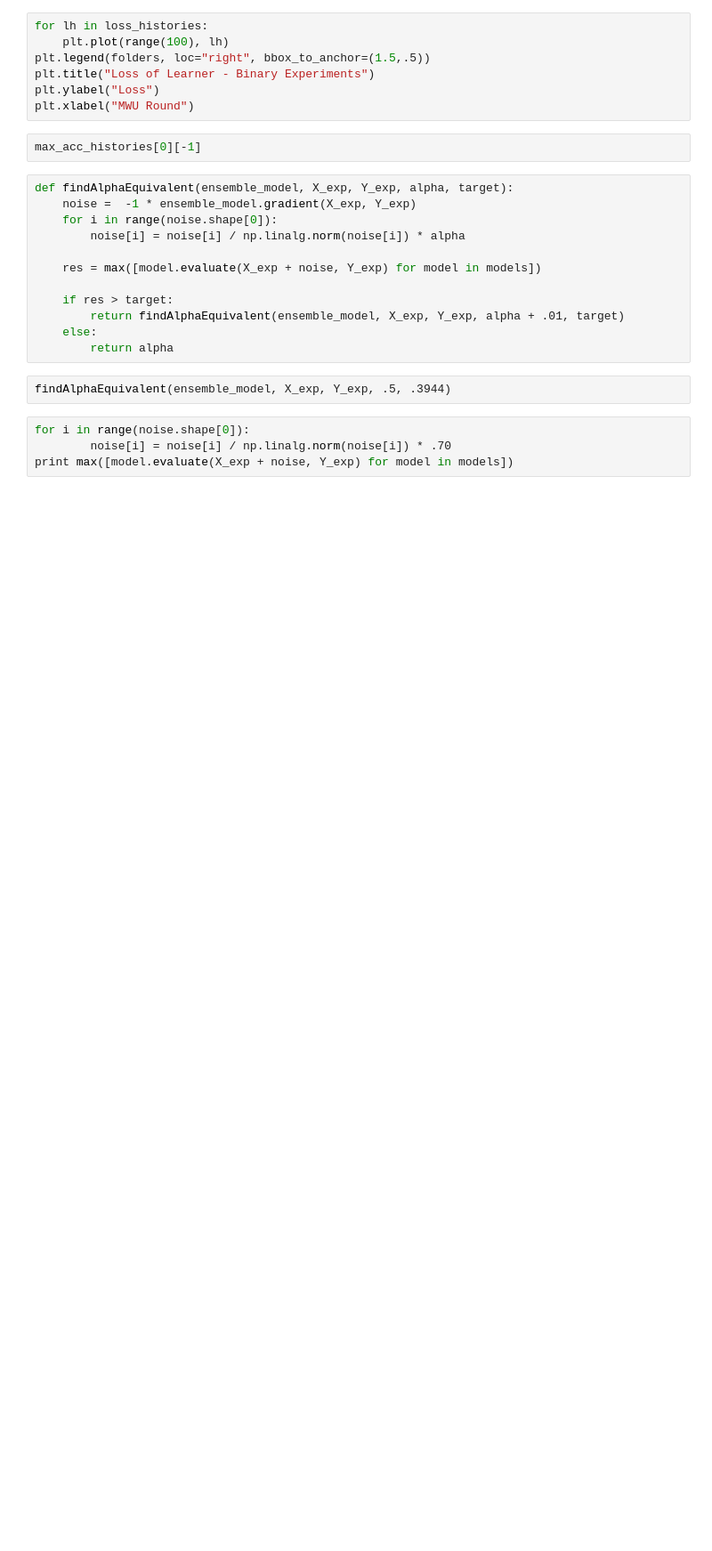
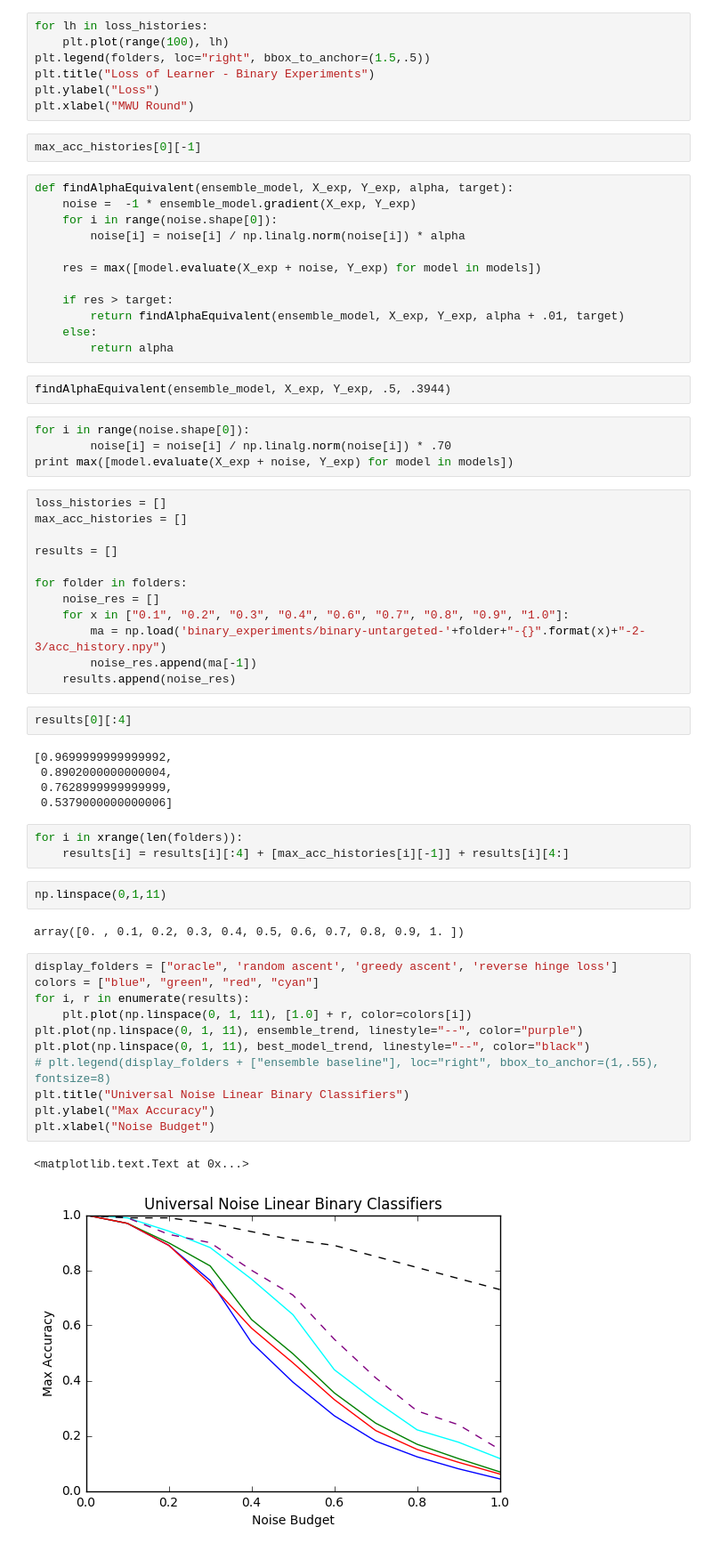
Before and after one commit to kojino/icml, a Jupyter notebook: binary_analysis.ipynb, the cells around one changed output. Shown: that part at 89% size. Cells and saved outputs as stored; diff of their text form; blank space fills up the shorter version.

```diff
--- a/binary_analysis.ipynb
+++ b/binary_analysis.ipynb
@@ -103,3 +123,43 @@ findAlphaEquivalent(ensemble_model, X_exp, Y_exp, .5, .3944)
 for i in range(noise.shape[0]):
         noise[i] = noise[i] / np.linalg.norm(noise[i]) * .70
 print max([model.evaluate(X_exp + noise, Y_exp) for model in models])
+# %%
+loss_histories = []
+max_acc_histories = []
+
+results = []
+
+for folder in folders:
+    noise_res = []
+    for x in ["0.1", "0.2", "0.3", "0.4", "0.6", "0.7", "0.8", "0.9", "1.0"]:
+        ma = np.load('binary_experiments/binary-untargeted-'+folder+"-{}".format(x)+"-2-3/acc_history.npy")
+        noise_res.append(ma[-1])
+    results.append(noise_res)
+# %%
+results[0][:4]
+# %% [output]
+[0.9699999999999992,
+ 0.8902000000000004,
+ 0.7628999999999999,
+ 0.5379000000000006]
+# %%
+for i in xrange(len(folders)):
+    results[i] = results[i][:4] + [max_acc_histories[i][-1]] + results[i][4:]
+# %%
+np.linspace(0,1,11)
+# %% [output]
+array([0. , 0.1, 0.2, 0.3, 0.4, 0.5, 0.6, 0.7, 0.8, 0.9, 1. ])
+# %%
+display_folders = ["oracle", 'random ascent', 'greedy ascent', 'reverse hinge loss']
+colors = ["blue", "green", "red", "cyan"]
+for i, r in enumerate(results):
+    plt.plot(np.linspace(0, 1, 11), [1.0] + r, color=colors[i])
+plt.plot(np.linspace(0, 1, 11), ensemble_trend, linestyle="--", color="purple")
+plt.plot(np.linspace(0, 1, 11), best_model_trend, linestyle="--", color="black")
+# plt.legend(display_folders + ["ensemble baseline"], loc="right", bbox_to_anchor=(1,.55), fontsize=8)
+plt.title("Universal Noise Linear Binary Classifiers")
+plt.ylabel("Max Accuracy")
+plt.xlabel("Noise Budget")
+# %% [output]
+<matplotlib.text.Text at 0x...>
+[figure, added]
```
Also changed, not shown: parts of 8 cells of this notebook, 7 other files.
